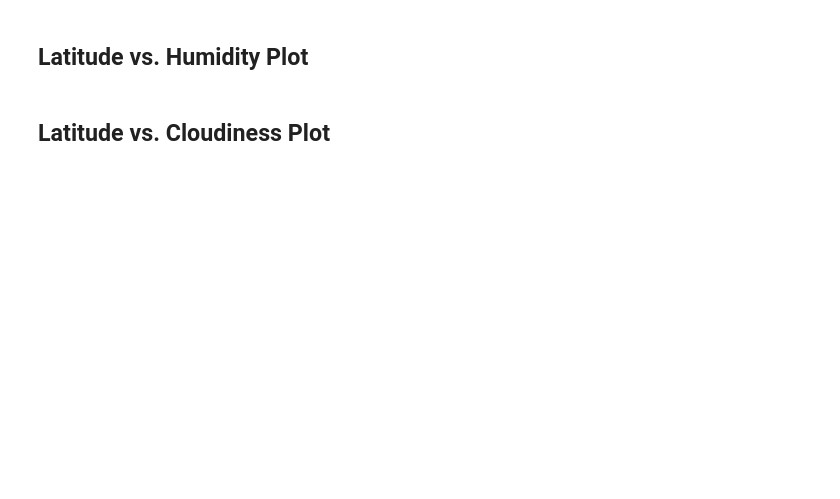
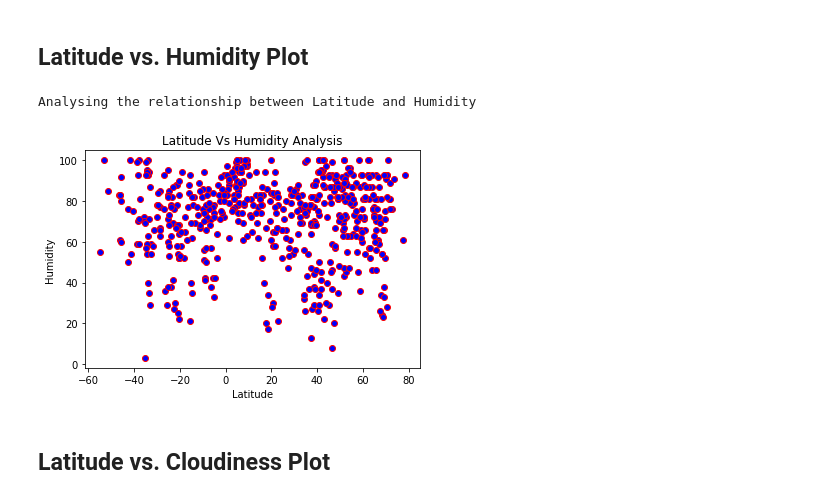
Before and after one commit to Neejos/python-api-challenge, a Jupyter notebook: WeatherPy/WeatherPy.ipynb, the cells around one changed output. Saved outputs shown, nothing was run; the diff lists cells and outputs as text; code cells hidden in the pictures; blank space fills up the shorter version.

```diff
--- a/WeatherPy/WeatherPy.ipynb
+++ b/WeatherPy/WeatherPy.ipynb
@@ -180,2 +261,12 @@ plt.scatter(x=,y=,edgecolors='b',facecolor="B")
+# %%
+plt.scatter(x=City_data_df["lat"],y=City_data_df["Humidity"],edgecolors="r",facecolor="b")
+plt.xlabel("Latitude")
+plt.ylabel("Humidity")
+plt.title("Latitude Vs Humidity Analysis")
+plt.savefig("Output_plots/LatvsHum.png")
+print("Analysing the relationship between Latitude and Humidity")
+# %% [output]
+Analysing the relationship between Latitude and Humidity
+[figure, added]
 # %% [markdown]
 ## Latitude vs. Cloudiness Plot
```
Also changed, not shown: parts of 26 cells of this notebook, 8 other files.
